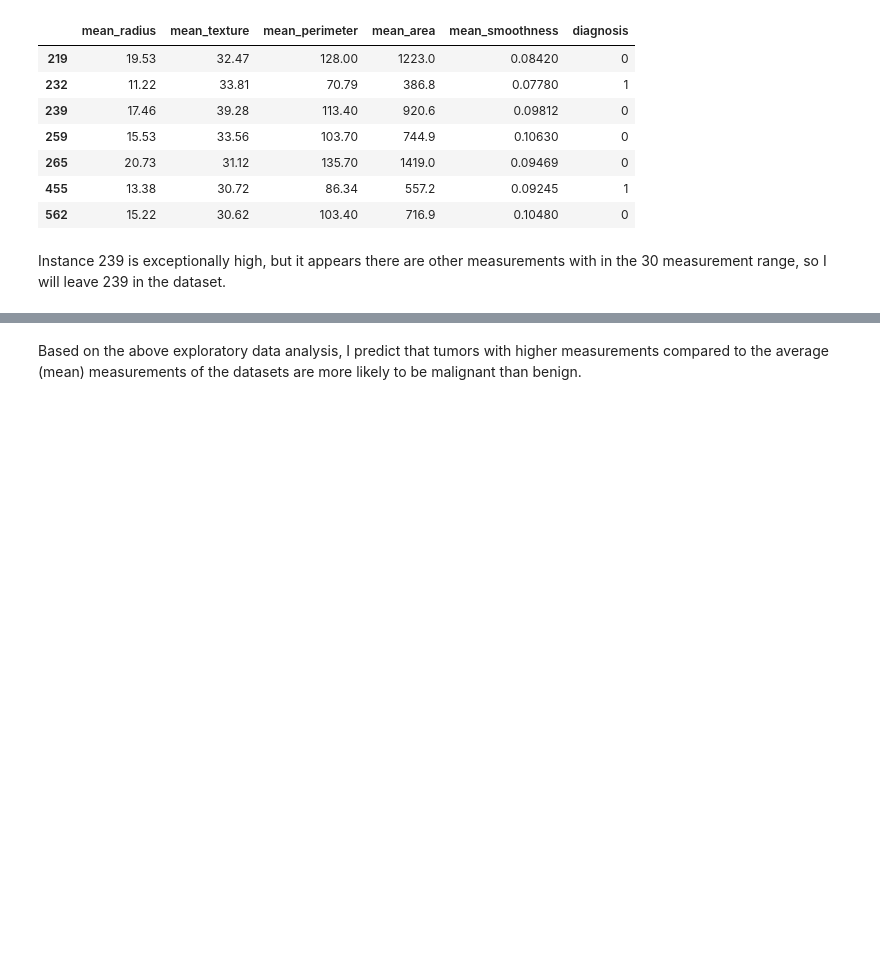
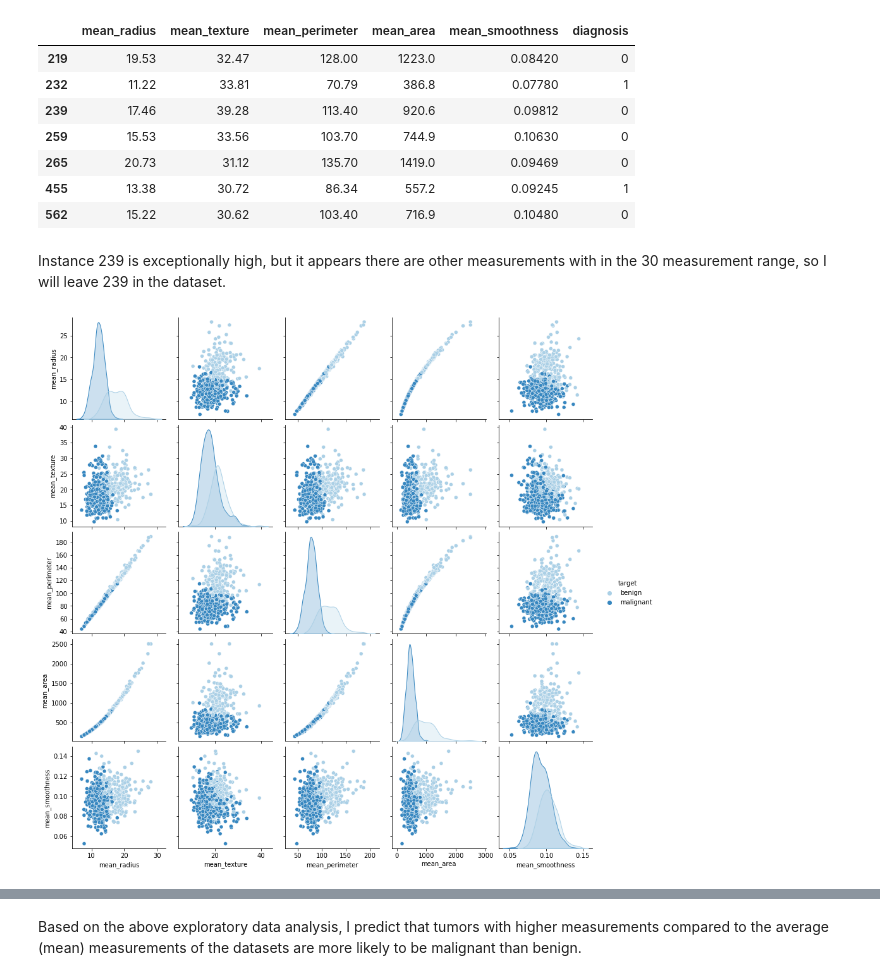
Before and after one commit to joycorrine/springboard, a Jupyter notebook: 3-Capstone/Notebooks/Cap3DataWrangling_EDA.ipynb, the cells around one changed output, grey strips where cells are left out. Saved outputs shown, nothing was run; the diff lists cells and outputs as text; code cells hidden in the pictures; blank space fills up the shorter version.

```diff
--- a/3-Capstone/Notebooks/Cap3DataWrangling_EDA.ipynb
+++ b/3-Capstone/Notebooks/Cap3DataWrangling_EDA.ipynb
@@ -181,3 +175,10 @@ df[df['mean_texture'] > 30]
 | 562 | 15.22 | 30.62 | 103.40 | 716.9 | 0.10480 | 0 |
 # %% [markdown]
 Instance 239 is exceptionally high, but it appears there are other measurements with in the 30 measurement range, so I will leave 239 in the dataset.
+# %%
+# add new column for categorical diagnosis for data visualization
+df['target'] = df['diagnosis'].map({0:'benign',1:'malignant'})
+# %%
+g = sns.pairplot(df.drop('diagnosis', axis = 1), hue="target", palette='Blues')
+# %% [output]
+[figure, added]
```
Also changed, not shown: parts of 6 cells of this notebook, 1 other file.
